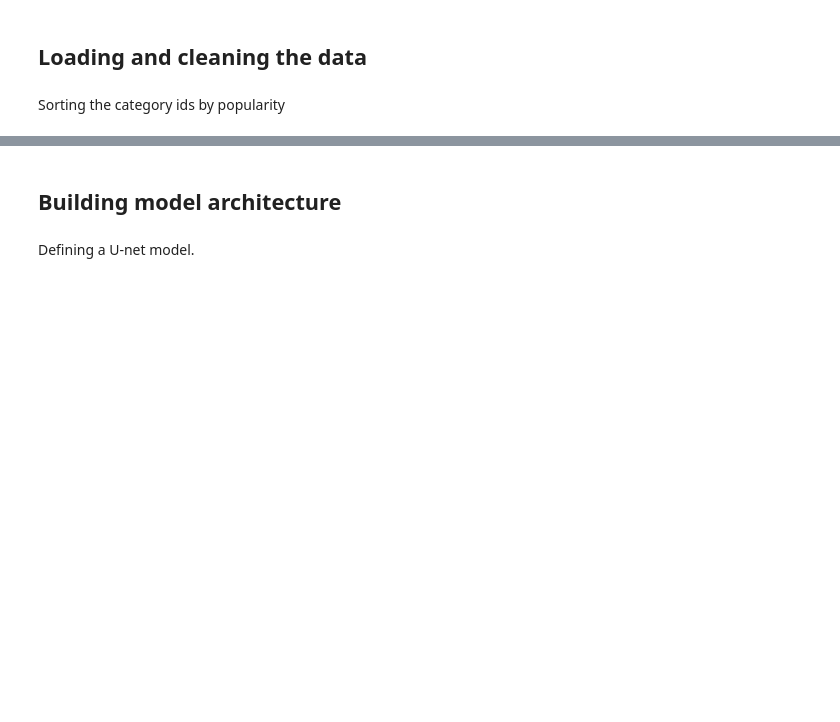
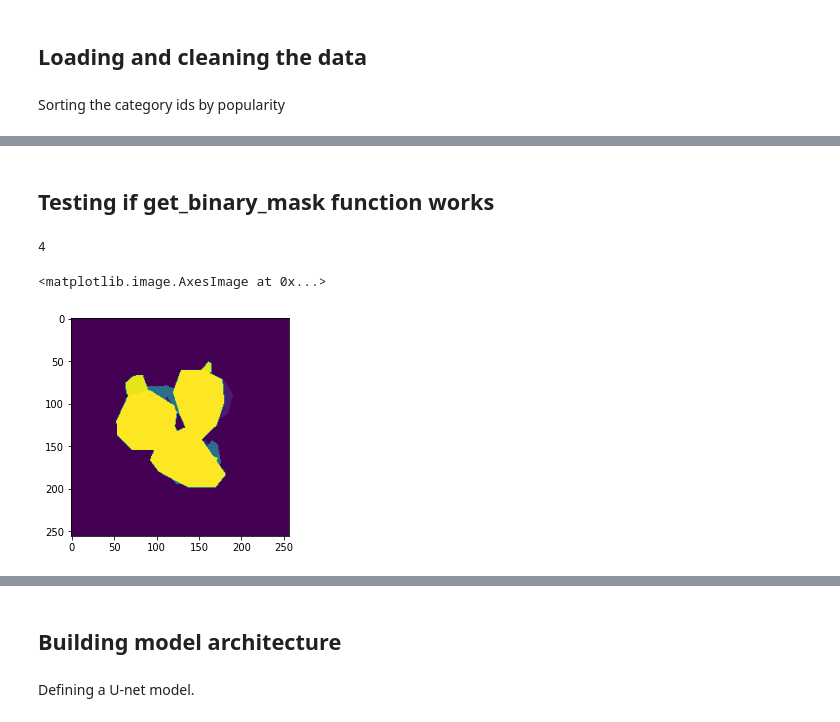
Before and after one commit to BeleRicks11/Food_Recognition, a Jupyter notebook: U_net_version.ipynb, the cells around one changed output, grey strips where cells are left out. Saved outputs shown, nothing was run; the diff lists cells and outputs as text; code cells hidden in the pictures; blank space fills up the shorter version.

```diff
--- a/U_net_version.ipynb
+++ b/U_net_version.ipynb
@@ -327,3 +342,21 @@ train_gen = dataGeneratorCoco(images_train, classes, coco_train, folder_loc,
 
 val_gen = dataGeneratorCoco(images_val, classes, coco_val, folder_loc,
                             input_image_size, batch_size, 'val', mask_type)
+# %% [markdown]
+## Testing if get_binary_mask function works
+# %%
+catIds = coco_train.getCatIds(catNms=classes)
+mask = getBinaryMask(images_train[5], classes, coco_train, catIds, input_image_size)
+
+n_classes = len(classes)
+final_mask = np.zeros((input_image_size[0], input_image_size[1]))
+for i in range(n_classes):
+    color = i + 1
+    new_mask = mask[:,:,i]*color
+    final_mask = np.maximum(new_mask, final_mask)
+
+plt.imshow(final_mask)
+# %% [output]
+4
+<matplotlib.image.AxesImage at 0x...>
+[figure, added]
```
Also changed, not shown: parts of 47 cells of this notebook.
